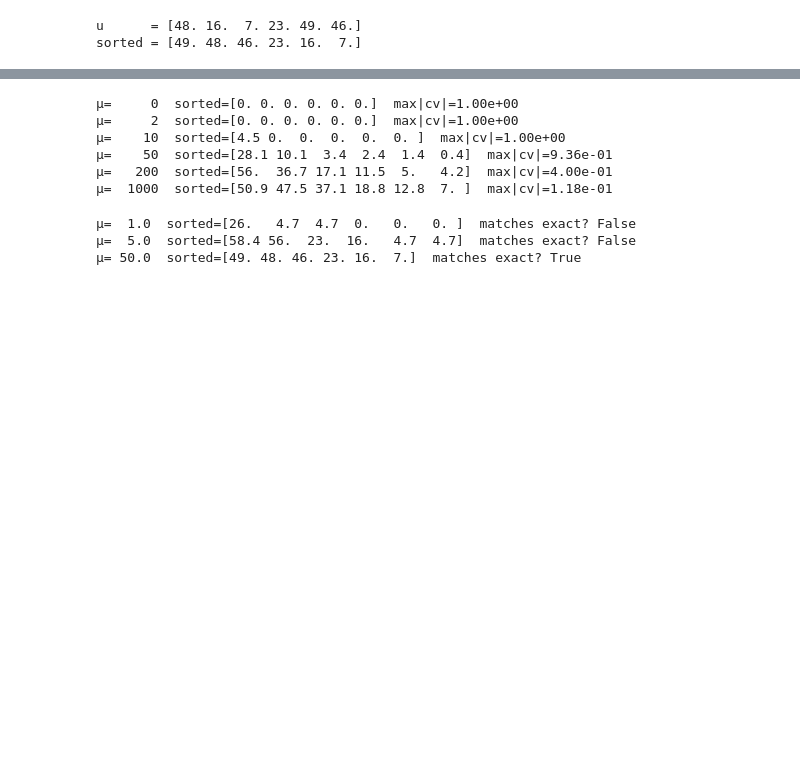
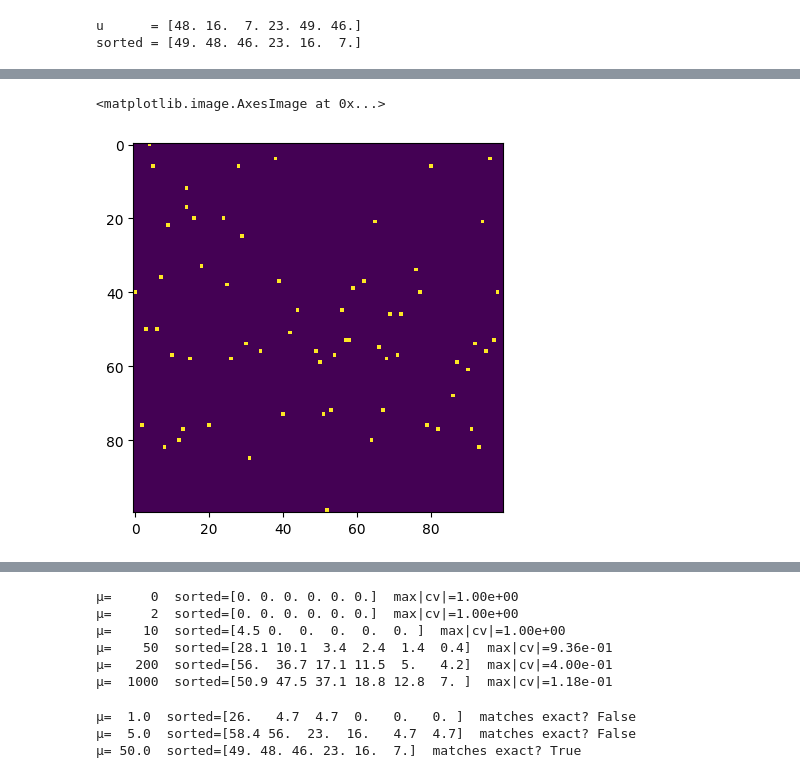
Before and after one commit to daryaguettler/NMM, a Jupyter notebook: notebooks/hw9/hw10/ConstrainedOpt.ipynb, the cells around one changed output, grey strips where cells are left out. Saved outputs shown, nothing was run; the diff lists cells and outputs as text; code cells hidden in the pictures; blank space fills up the shorter version.

```diff
--- a/notebooks/hw9/hw10/ConstrainedOpt.ipynb
+++ b/notebooks/hw9/hw10/ConstrainedOpt.ipynb
@@ -641,0 +646,11 @@ sorted = [49. 48. 46. 23. 16.  7.]
+# %%
+import numpy as np
+np.random.seed(17)
+mu_values = [0.1, 0.5, 1, 5, 10, 50, 100, 500, 1000]
+mu = 1000
+N = 100
+u = np.random.randint(1, 50, size=N).astype(float)
+n_vec = np.arange(1, N + 1, dtype=float)
+C = np.outer(n_vec, u)
+N = C.shape[0]
+P, history = aug_lag_sort(C, mu, n_outer=100)
@@ -641,0 +677,6 @@ sorted = [49. 48. 46. 23. 16.  7.]
+# %%
+import matplotlib.pyplot as plt
+plt.imshow(P)
+# %% [output]
+<matplotlib.image.AxesImage at 0x...>
+[figure, added]
```
Also changed, not shown: parts of 6 cells of this notebook, 1 other file.
